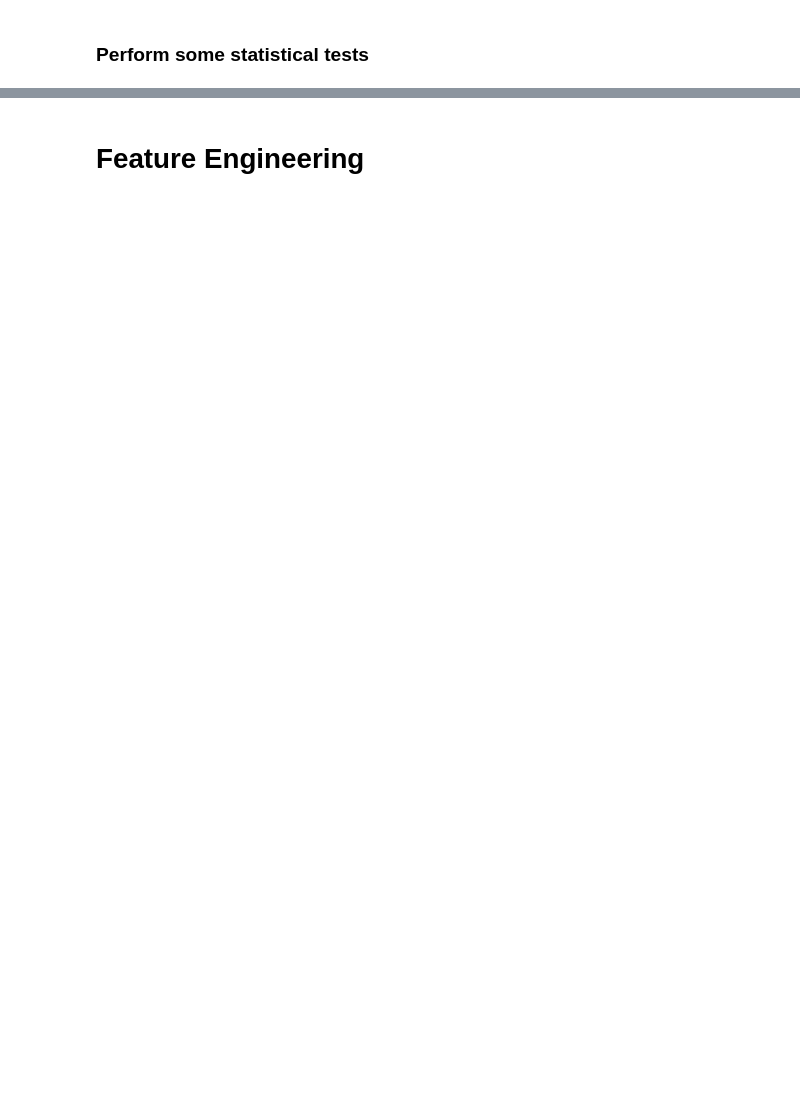
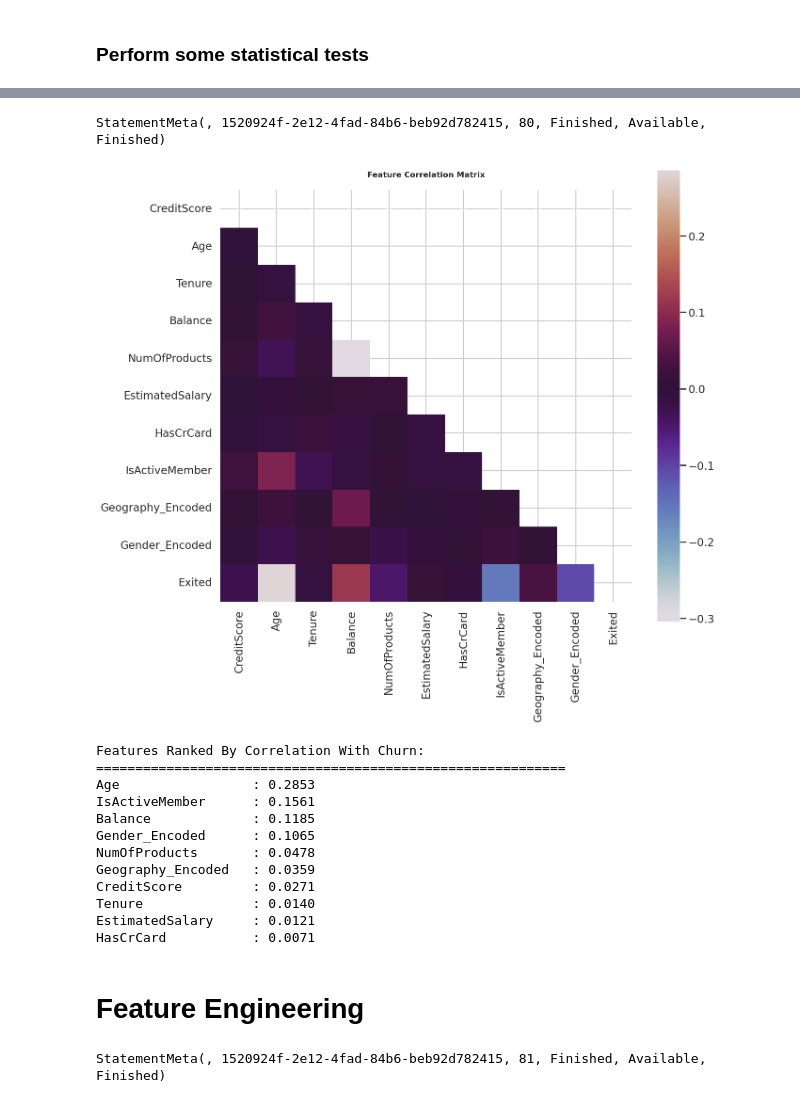
Before and after one commit to haichaukhuu/ms-fabric-getting-started, a Jupyter notebook: churn.ipynb, the cells around one changed output, grey strips where cells are left out. Drawn from its saved outputs; the diff is of its cells as text; code cells hidden in the pictures; blank space fills up the shorter version.

```diff
--- a/churn.ipynb
+++ b/churn.ipynb
@@ -392,2 +412,62 @@ perform_t_tests(df, target_var_col, numerical_cols)
+# %%
+def create_correlation_analysis(df):
+    df['Geography_Encoded'] = pd.Categorical(df['Geography']).codes
+    df['Gender_Encoded'] = pd.Categorical(df['Gender']).codes
+
+    corr_cols = ['CreditScore', 'Age', 'Tenure', 'Balance', 'NumOfProducts',
+                 'EstimatedSalary', 'HasCrCard', 'IsActiveMember',
+                 'Geography_Encoded', 'Gender_Encoded', 'Exited']
+
+    correlation_matrix = df[corr_cols].corr()
+
+    plt.figure(figsize=(14, 14))
+
+    mask = np.triu(np.ones_like(correlation_matrix, dtype=bool))
+
+    sns.heatmap(correlation_matrix,
+                mask=mask,
+                annot=True,
+                cmap='twilight',
+                center=0,
+                square=True,
+                fmt='.3f',
+                cbar_kws={"shrink": .8})
+
+    plt.title('Feature Correlation Matrix',
+              fontsize=12, fontweight='bold', pad=20)
+    plt.tight_layout()
+    plt.show()
+
+    churn_corr = correlation_matrix['Exited'].abs().sort_values(ascending=False)
+
+
+    print("Features Ranked By Correlation With Churn:")
+    print("="*60)
+    for feature, corr in churn_corr.items():
+        if feature != 'Exited':
+            print(f"{feature:20s}: {corr:.4f}")
+
+    return correlation_matrix
+
+correlation_matrix = create_correlation_analysis(churn_df_clean.copy())
+# %% [output]
+StatementMeta(, 1520924f-2e12-4fad-84b6-beb92d782415, 80, Finished, Available, Finished)
+[figure, added]
+Features Ranked By Correlation With Churn:
+============================================================
+Age                 : 0.2853
+IsActiveMember      : 0.1561
+Balance             : 0.1185
+Gender_Encoded      : 0.1065
+NumOfProducts       : 0.0478
+Geography_Encoded   : 0.0359
+CreditScore         : 0.0271
+Tenure              : 0.0140
+EstimatedSalary     : 0.0121
+HasCrCard           : 0.0071
 # %% [markdown]
 # Feature Engineering
+# %%
+churn_df_clean = pd.get_dummies(churn_df_clean, columns=['Geography', 'Gender'])
+# %% [output]
+StatementMeta(, 1520924f-2e12-4fad-84b6-beb92d782415, 81, Finished, Available, Finished)
```
Also changed, not shown: parts of 46 cells of this notebook.
